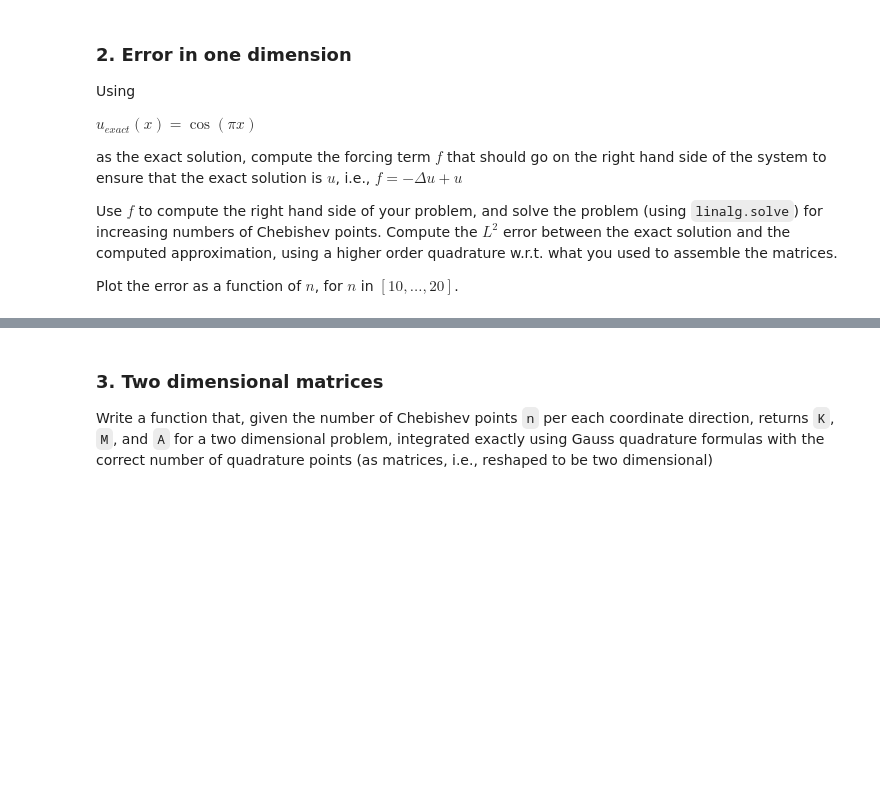
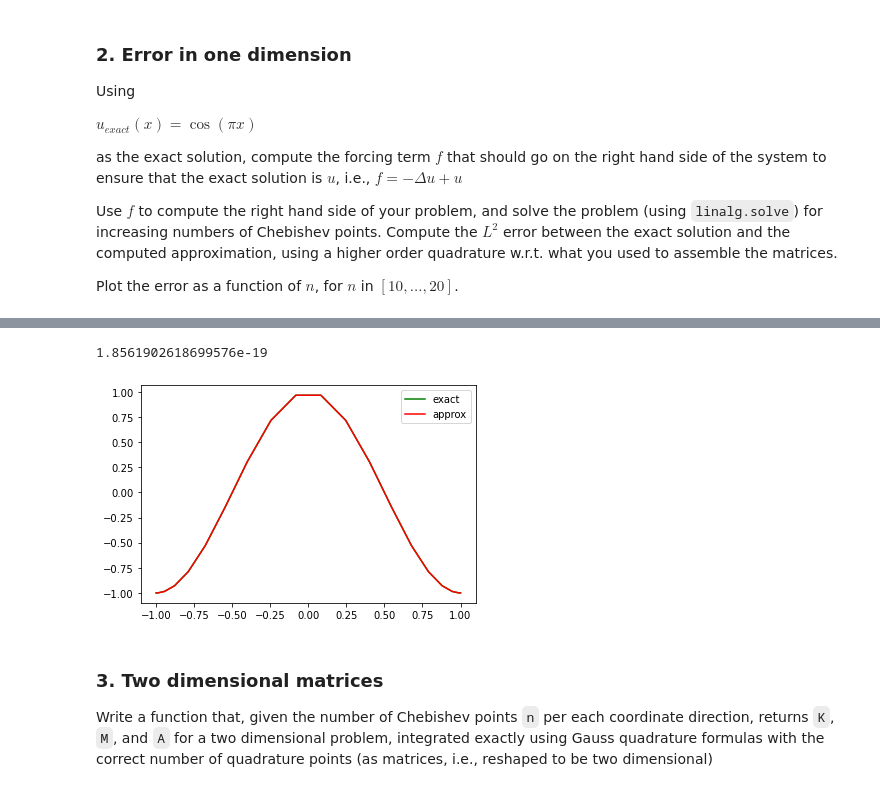
Before and after one commit to daniele-irto/na_exam, a Jupyter notebook: final_project.ipynb, the cells around one changed output, grey strips where cells are left out. Cells and saved outputs as stored; diff of their text form; code cells hidden in the pictures; blank space fills up the shorter version.

```diff
--- a/final_project.ipynb
+++ b/final_project.ipynb
@@ -293,3 +308,8 @@ plt.loglog(all_n, error, 'o-')
+# %%
+compute_error_one_d(20, exact_one_d, rhs_one_d, plot=True)
+# %% [output]
+1.8561902618699576e-19
+[figure, added]
 # %% [markdown]
 ### 3. Two dimensional matrices
 
```
Also changed, not shown: parts of 6 cells of this notebook, 1 other file.
